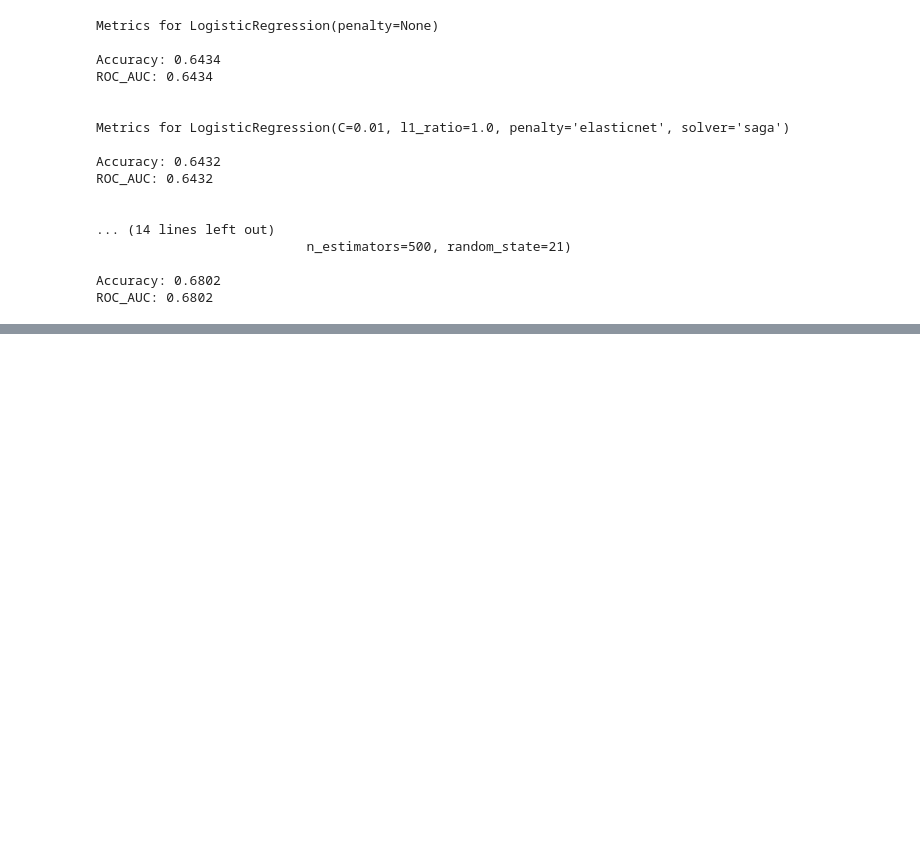
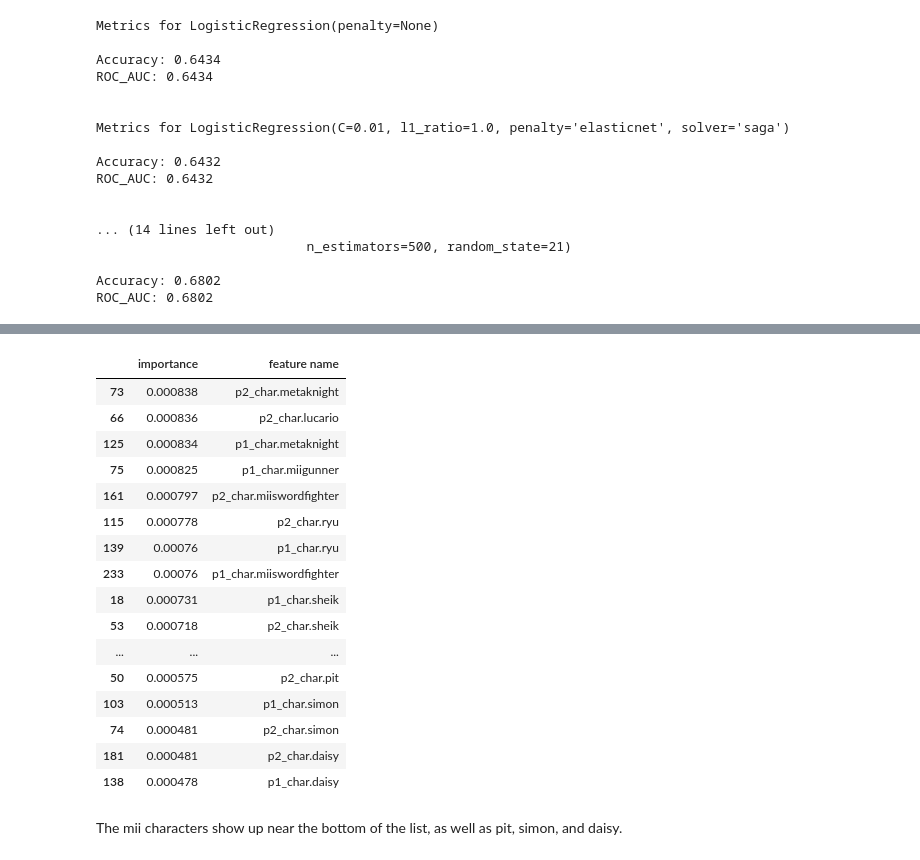
Before and after one commit to enau7/Smash-Ultimate-Set-Prediction, a Jupyter notebook: Prediction/model_testing.ipynb, the cells around one changed output, grey strips where cells are left out. Cells and saved outputs as stored; diff of their text form; code cells hidden in the pictures; blank space fills up the shorter version.

```diff
--- a/Prediction/model_testing.ipynb
+++ b/Prediction/model_testing.ipynb
@@ -89,0 +150,22 @@ ROC_AUC: 0.6802
+# %%
+importanceDF[importanceDF["feature name"].str.contains("char")].sort_values(by="importance",ascending= False).tail(20)
+# %% [output]
+|  | importance | feature name |
+| 73 | 0.000838 | p2_char.metaknight |
+| 66 | 0.000836 | p2_char.lucario |
+| 125 | 0.000834 | p1_char.metaknight |
+| 75 | 0.000825 | p1_char.miigunner |
+| 161 | 0.000797 | p2_char.miiswordfighter |
+| 115 | 0.000778 | p2_char.ryu |
+| 139 | 0.00076 | p1_char.ryu |
+| 233 | 0.00076 | p1_char.miiswordfighter |
+| 18 | 0.000731 | p1_char.sheik |
+| 53 | 0.000718 | p2_char.sheik |
+| ... | ... | ... |
+| 50 | 0.000575 | p2_char.pit |
+| 103 | 0.000513 | p1_char.simon |
+| 74 | 0.000481 | p2_char.simon |
+| 181 | 0.000481 | p2_char.daisy |
+| 138 | 0.000478 | p1_char.daisy |
+# %% [markdown]
+The mii characters show up near the bottom of the list, as well as pit, simon, and daisy.
```
Also changed, not shown: parts of 4 cells of this notebook, 2 other files.
